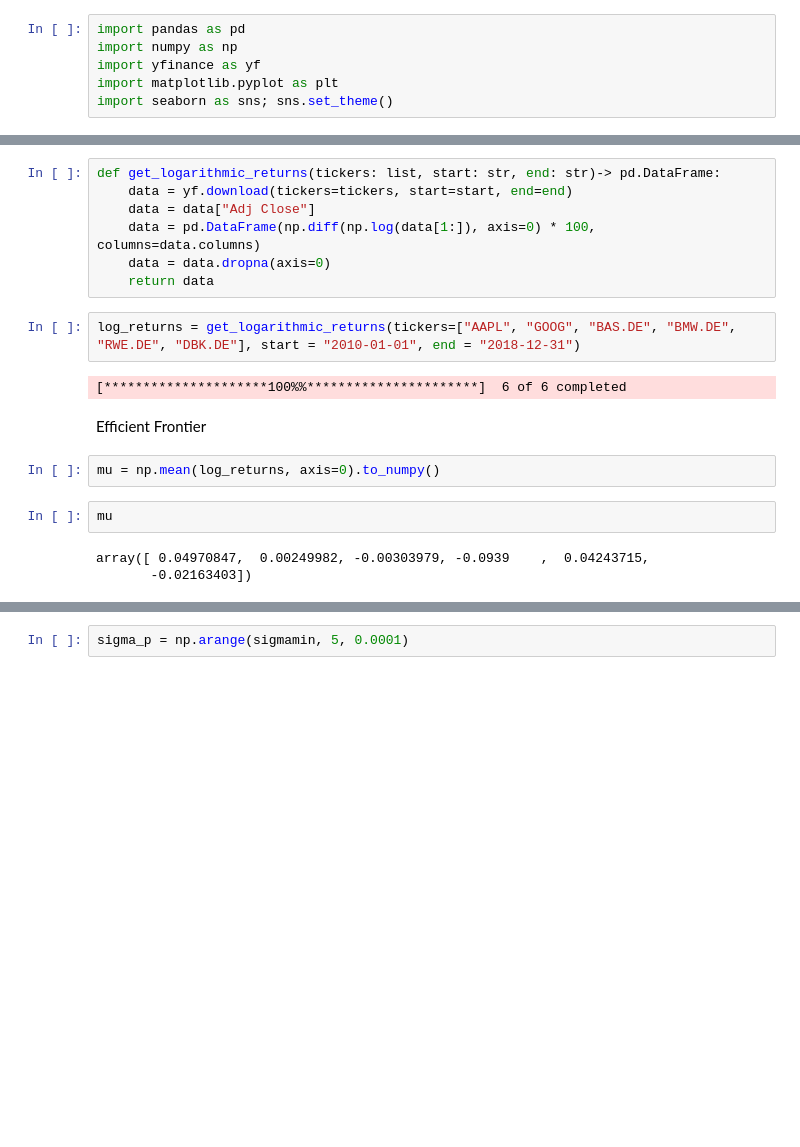
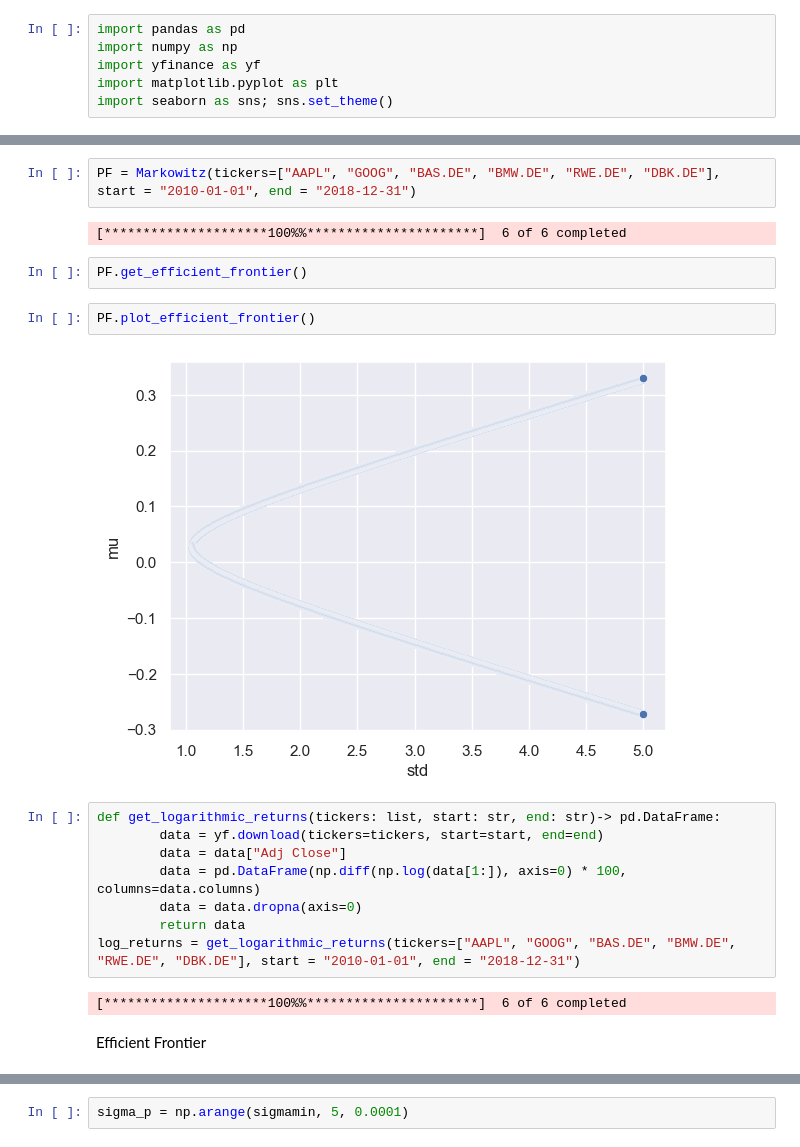
Before and after one commit to memlein/Markowitz-portfolio, a Jupyter notebook: portfolio.ipynb, the cells around one changed output, grey strips where cells are left out. Cells and saved outputs as stored; diff of their text form; blank space fills up the shorter version.

```diff
--- a/portfolio.ipynb
+++ b/portfolio.ipynb
@@ -7,20 +56,22 @@ import seaborn as sns; sns.set_theme()
+# %%
+PF = Markowitz(tickers=["AAPL", "GOOG", "BAS.DE", "BMW.DE", "RWE.DE", "DBK.DE"], start = "2010-01-01", end = "2018-12-31")
+# %% [output]
+[*********************100%%**********************]  6 of 6 completed
+# %%
+PF.get_efficient_frontier()
+# %%
+PF.plot_efficient_frontier()
+# %% [output]
+[figure, added]
 # %%
 def get_logarithmic_returns(tickers: list, start: str, end: str)-> pd.DataFrame:
-    data = yf.download(tickers=tickers, start=start, end=end)
-    data = data["Adj Close"]
-    data = pd.DataFrame(np.diff(np.log(data[1:]), axis=0) * 100, columns=data.columns)
-    data = data.dropna(axis=0)
-    return data
+        data = yf.download(tickers=tickers, start=start, end=end)
+        data = data["Adj Close"]
+        data = pd.DataFrame(np.diff(np.log(data[1:]), axis=0) * 100, columns=data.columns)
+        data = data.dropna(axis=0)
+        return data
+log_returns = get_logarithmic_returns(tickers=["AAPL", "GOOG", "BAS.DE", "BMW.DE", "RWE.DE", "DBK.DE"], start = "2010-01-01", end = "2018-12-31")
+# %% [output]
+[*********************100%%**********************]  6 of 6 completed
-# %%
-log_returns = get_logarithmic_returns(tickers=["AAPL", "GOOG", "BAS.DE", "BMW.DE", "RWE.DE", "DBK.DE"], start = "2010-01-01", end = "2018-12-31")
-# %% [output]
-[*********************100%%**********************]  6 of 6 completed
 # %% [markdown]
 Efficient Frontier
-# %%
-mu = np.mean(log_returns, axis=0).to_numpy()
-# %%
-mu
-# %% [output]
-array([ 0.04970847,  0.00249982, -0.00303979, -0.0939    ,  0.04243715,
-       -0.02163403])
```
Also changed, not shown: parts of 38 cells of this notebook, 1 other file.
